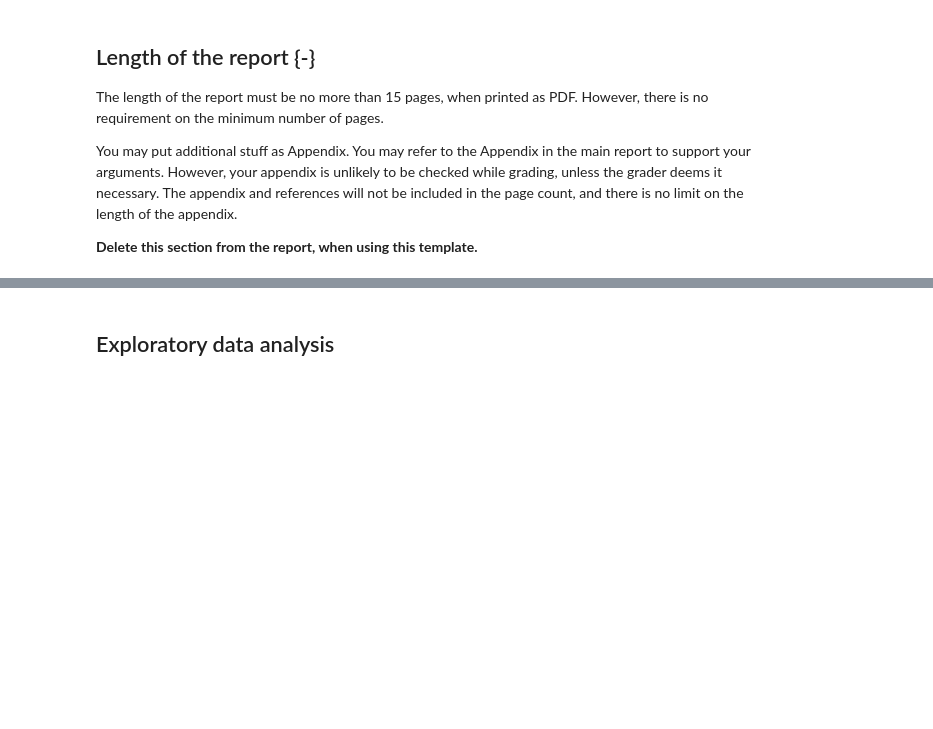
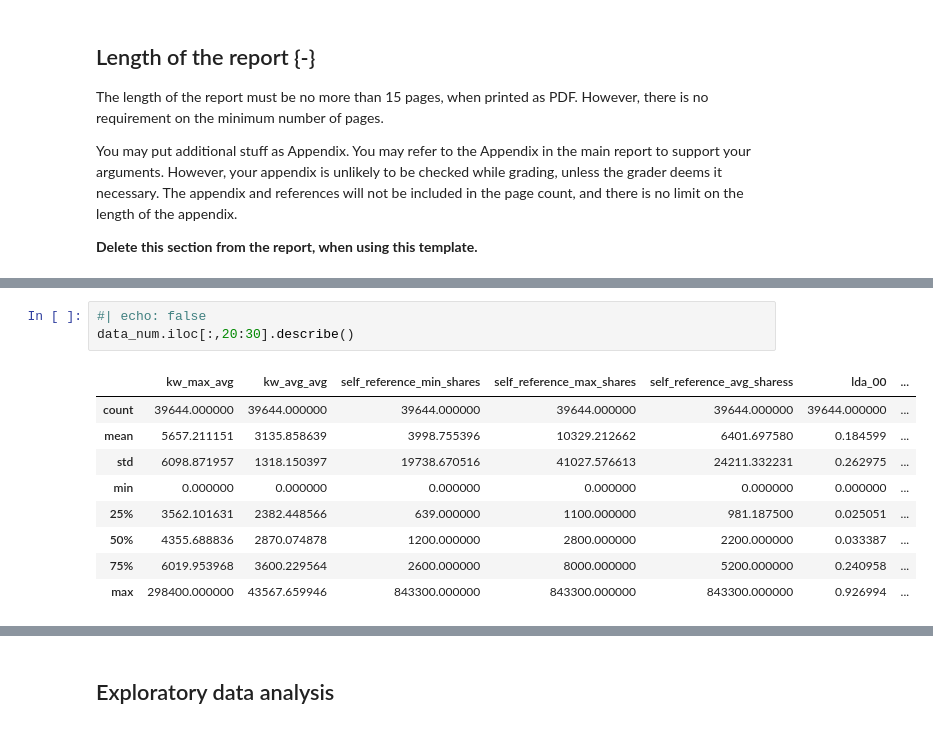
Before and after one commit to danielhe-nu/STAT-303-3-Project, a Jupyter notebook: 3033_project_report.ipynb, the cells around one changed output, grey strips where cells are left out. Cells and saved outputs as stored; diff of their text form; blank space fills up the shorter version.

```diff
--- a/3033_project_report.ipynb
+++ b/3033_project_report.ipynb
@@ -89,0 +158,13 @@ Did you do any data wrangling or data preparation before the data was ready to u
+# %%
+#| echo: false
+data_num.iloc[:,20:30].describe()
+# %% [output]
+|  | kw_max_avg | kw_avg_avg | self_reference_min_shares | self_reference_max_shares | self_reference_avg_sharess | lda_00 | ... |
+| count | 39644.000000 | 39644.000000 | 39644.000000 | 39644.000000 | 39644.000000 | 39644.000000 | ... |
+| mean | 5657.211151 | 3135.858639 | 3998.755396 | 10329.212662 | 6401.697580 | 0.184599 | ... |
+| std | 6098.871957 | 1318.150397 | 19738.670516 | 41027.576613 | 24211.332231 | 0.262975 | ... |
+| min | 0.000000 | 0.000000 | 0.000000 | 0.000000 | 0.000000 | 0.000000 | ... |
+| 25% | 3562.101631 | 2382.448566 | 639.000000 | 1100.000000 | 981.187500 | 0.025051 | ... |
+| 50% | 4355.688836 | 2870.074878 | 1200.000000 | 2800.000000 | 2200.000000 | 0.033387 | ... |
+| 75% | 6019.953968 | 3600.229564 | 2600.000000 | 8000.000000 | 5200.000000 | 0.240958 | ... |
+| max | 298400.000000 | 43567.659946 | 843300.000000 | 843300.000000 | 843300.000000 | 0.926994 | ... |
```
Also changed, not shown: parts of 76 cells of this notebook.
